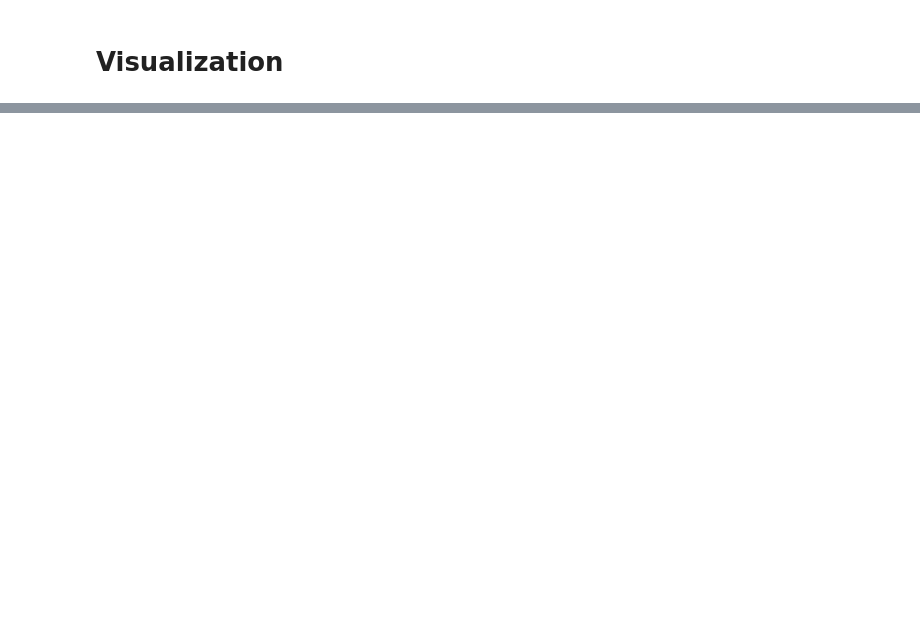
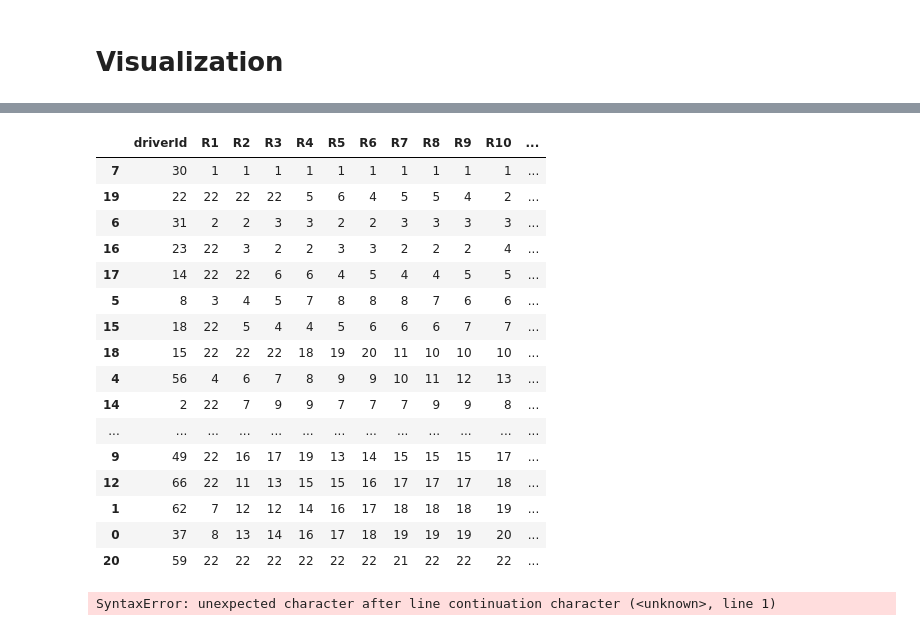
Before and after one commit to yooseungkim/FormulaOne, a Jupyter notebook: formula_one.ipynb, the cells around one changed output, grey strips where cells are left out. Saved outputs shown, nothing was run; the diff lists cells and outputs as text; code cells hidden in the pictures; blank space fills up the shorter version.

```diff
--- a/formula_one.ipynb
+++ b/formula_one.ipynb
@@ -602,0 +544,24 @@ print(matplotlib.get_cachedir())
+# %%
+Visualizer.query.getDriverStandingsOfYear(2002)
+# %% [output]
+|  | driverId | R1 | R2 | R3 | R4 | R5 | R6 | R7 | R8 | R9 | R10 | ... |
+| 7 | 30 | 1 | 1 | 1 | 1 | 1 | 1 | 1 | 1 | 1 | 1 | ... |
+| 19 | 22 | 22 | 22 | 22 | 5 | 6 | 4 | 5 | 5 | 4 | 2 | ... |
+| 6 | 31 | 2 | 2 | 3 | 3 | 2 | 2 | 3 | 3 | 3 | 3 | ... |
+| 16 | 23 | 22 | 3 | 2 | 2 | 3 | 3 | 2 | 2 | 2 | 4 | ... |
+| 17 | 14 | 22 | 22 | 6 | 6 | 4 | 5 | 4 | 4 | 5 | 5 | ... |
+| 5 | 8 | 3 | 4 | 5 | 7 | 8 | 8 | 8 | 7 | 6 | 6 | ... |
+| 15 | 18 | 22 | 5 | 4 | 4 | 5 | 6 | 6 | 6 | 7 | 7 | ... |
+| 18 | 15 | 22 | 22 | 22 | 18 | 19 | 20 | 11 | 10 | 10 | 10 | ... |
+| 4 | 56 | 4 | 6 | 7 | 8 | 9 | 9 | 10 | 11 | 12 | 13 | ... |
+| 14 | 2 | 22 | 7 | 9 | 9 | 7 | 7 | 7 | 9 | 9 | 8 | ... |
+| ... | ... | ... | ... | ... | ... | ... | ... | ... | ... | ... | ... | ... |
+| 9 | 49 | 22 | 16 | 17 | 19 | 13 | 14 | 15 | 15 | 15 | 17 | ... |
+| 12 | 66 | 22 | 11 | 13 | 15 | 15 | 16 | 17 | 17 | 17 | 18 | ... |
+| 1 | 62 | 7 | 12 | 12 | 14 | 16 | 17 | 18 | 18 | 18 | 19 | ... |
+| 0 | 37 | 8 | 13 | 14 | 16 | 17 | 18 | 19 | 19 | 19 | 20 | ... |
+| 20 | 59 | 22 | 22 | 22 | 22 | 22 | 22 | 21 | 22 | 22 | 22 | ... |
+# %%
+Visualizer.query.drivers.query("code== \\N")
+# %% [output]
+SyntaxError: unexpected character after line continuation character (<unknown>, line 1)
```
Also changed, not shown: parts of 9 cells of this notebook.
